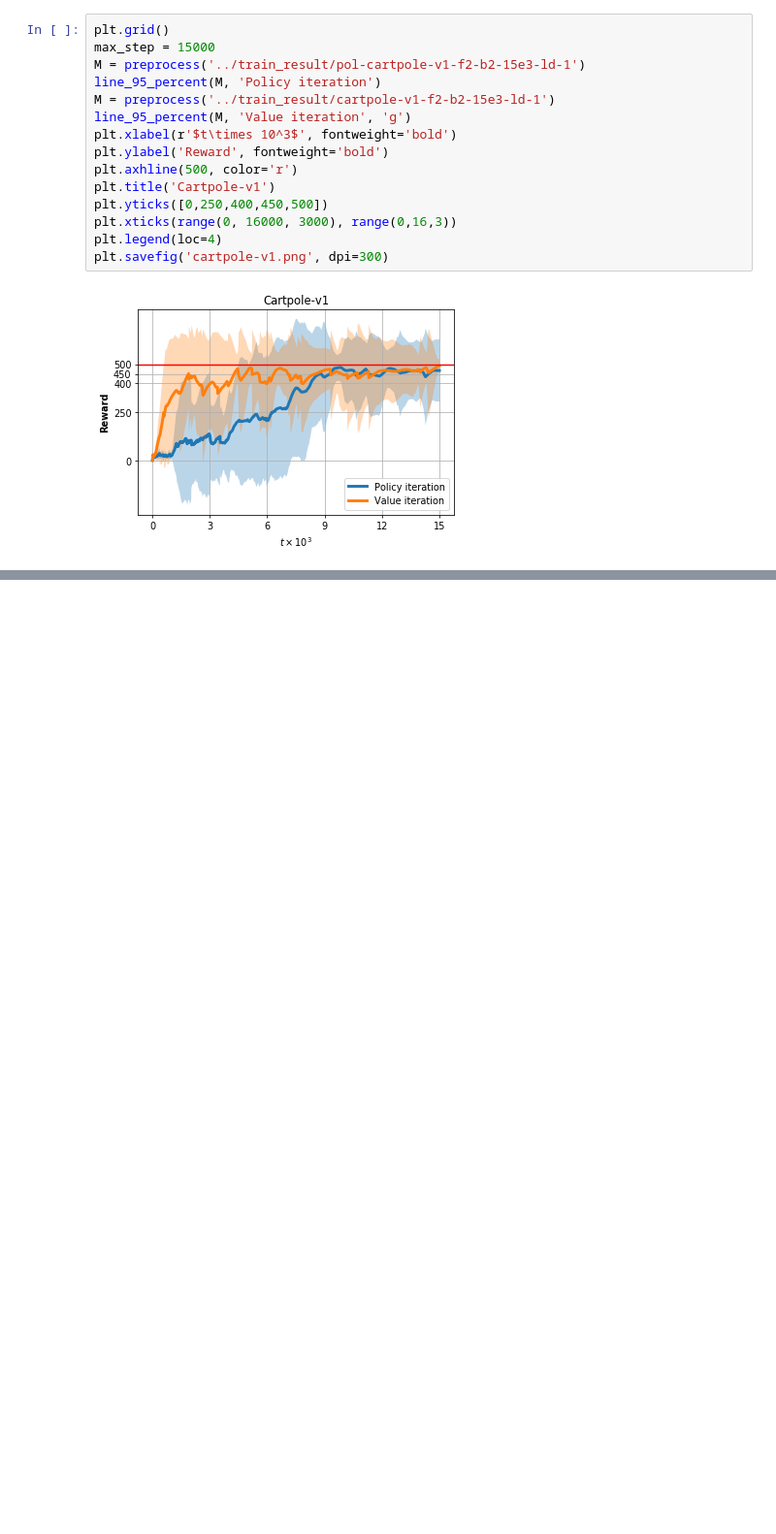
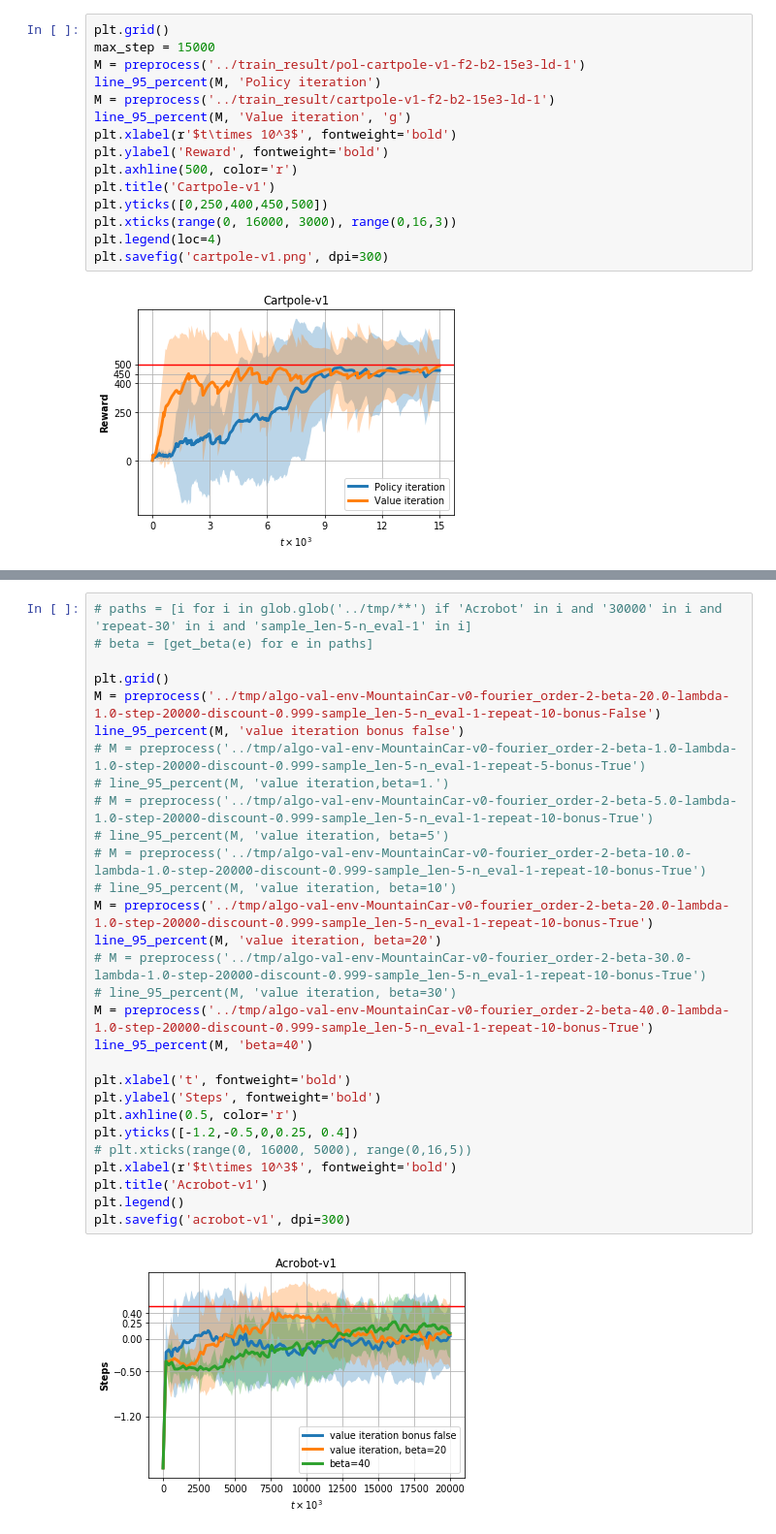
Before and after one commit to anhddo/oppoliter, a Jupyter notebook: notebook/ls-avg-reward.ipynb, the cells around one changed output, grey strips where cells are left out. Shown: that part at 97% size. Saved outputs shown, nothing was run; the diff lists cells and outputs as text; blank space fills up the shorter version.

```diff
--- a/notebook/ls-avg-reward.ipynb
+++ b/notebook/ls-avg-reward.ipynb
@@ -239,0 +249,31 @@ plt.savefig('cartpole-v1.png', dpi=300)
+# %%
+# paths = [i for i in glob.glob('../tmp/**') if 'Acrobot' in i and '30000' in i and 'repeat-30' in i and 'sample_len-5-n_eval-1' in i]
+# beta = [get_beta(e) for e in paths]
+
+plt.grid()
+M = preprocess('../tmp/algo-val-env-MountainCar-v0-fourier_order-2-beta-20.0-lambda-1.0-step-20000-discount-0.999-sample_len-5-n_eval-1-repeat-10-bonus-False')
+line_95_percent(M, 'value iteration bonus false')
+# M = preprocess('../tmp/algo-val-env-MountainCar-v0-fourier_order-2-beta-1.0-lambda-1.0-step-20000-discount-0.999-sample_len-5-n_eval-1-repeat-5-bonus-True')
+# line_95_percent(M, 'value iteration,beta=1.')
+# M = preprocess('../tmp/algo-val-env-MountainCar-v0-fourier_order-2-beta-5.0-lambda-1.0-step-20000-discount-0.999-sample_len-5-n_eval-1-repeat-10-bonus-True')
+# line_95_percent(M, 'value iteration, beta=5')
+# M = preprocess('../tmp/algo-val-env-MountainCar-v0-fourier_order-2-beta-10.0-lambda-1.0-step-20000-discount-0.999-sample_len-5-n_eval-1-repeat-10-bonus-True')
+# line_95_percent(M, 'value iteration, beta=10')
+M = preprocess('../tmp/algo-val-env-MountainCar-v0-fourier_order-2-beta-20.0-lambda-1.0-step-20000-discount-0.999-sample_len-5-n_eval-1-repeat-10-bonus-True')
+line_95_percent(M, 'value iteration, beta=20')
+# M = preprocess('../tmp/algo-val-env-MountainCar-v0-fourier_order-2-beta-30.0-lambda-1.0-step-20000-discount-0.999-sample_len-5-n_eval-1-repeat-10-bonus-True')
+# line_95_percent(M, 'value iteration, beta=30')
+M = preprocess('../tmp/algo-val-env-MountainCar-v0-fourier_order-2-beta-40.0-lambda-1.0-step-20000-discount-0.999-sample_len-5-n_eval-1-repeat-10-bonus-True')
+line_95_percent(M, 'beta=40')
+
+plt.xlabel('t', fontweight='bold')
+plt.ylabel('Steps', fontweight='bold')
+plt.axhline(0.5, color='r')
+plt.yticks([-1.2,-0.5,0,0.25, 0.4])
+# plt.xticks(range(0, 16000, 5000), range(0,16,5))
+plt.xlabel(r'$t\times 10^3$', fontweight='bold')
+plt.title('Acrobot-v1')
+plt.legend()
+plt.savefig('acrobot-v1', dpi=300)
+# %% [output]
+[figure, added]
```
Also changed, not shown: parts of 7 cells of this notebook, 1 other file.
